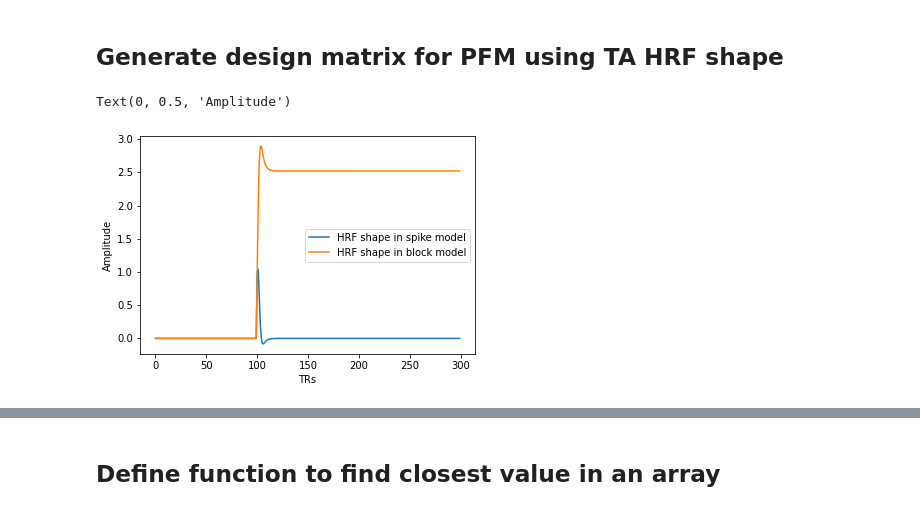
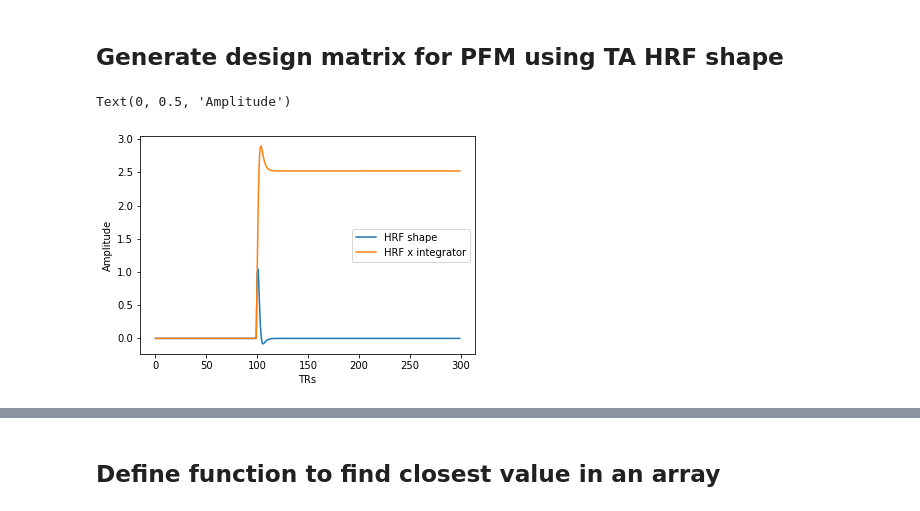
Before and after one commit to eurunuela/pfm_vs_ta, a Jupyter notebook: pfm_vs_ta_long_lownoise.ipynb, the cells around one changed output, grey strips where cells are left out. Cells and saved outputs as stored; diff of their text form; code cells hidden in the pictures.

```diff
--- a/pfm_vs_ta_long_lownoise.ipynb
+++ b/pfm_vs_ta_long_lownoise.ipynb
@@ -85,27 +85,27 @@ plt.legend()
 # %%
 # Concatenate shifted HRFs into matrix for PFM design matrix.
 # The TA shape generated above is used!!!
 append_2 = 2*nscans - len(bold_ta)
 temp = np.append(bold_ta, np.zeros(append_2))
 for i in range(nscans-1):
     foo = np.append(np.zeros(i+1), bold_ta)
     append_2 = 2*nscans - len(foo)
     foo = np.append(foo, np.zeros(append_2))
     temp = np.column_stack((temp, foo))
 
 # Only keep nscans x nscans matrix. The rest is just zero padding.
 hrf = temp[:nscans, :nscans]
 
 # Generate the design matrix for the block model in PFM
 # by multiplying the shifted HRFs with an integration operator.
 hrf_block = np.dot(hrf, np.tril(np.ones(nscans)))
 
 # Plot one of the shifted HRFs for the sake of checking.
-plt.plot(hrf[:, 100], label='HRF shape in spike model')
-plt.plot(hrf_block[:, 100], label='HRF shape in block model')
+plt.plot(hrf[:, 100], label='HRF shape')
+plt.plot(hrf_block[:, 100], label='HRF x integrator')
 plt.legend()
 plt.xlabel('TRs')
 plt.ylabel('Amplitude')
 # %% [output]
 Text(0, 0.5, 'Amplitude')
-[figure, old version]
+[figure, new version]
```
Also changed, not shown: parts of 3 cells of this notebook.
